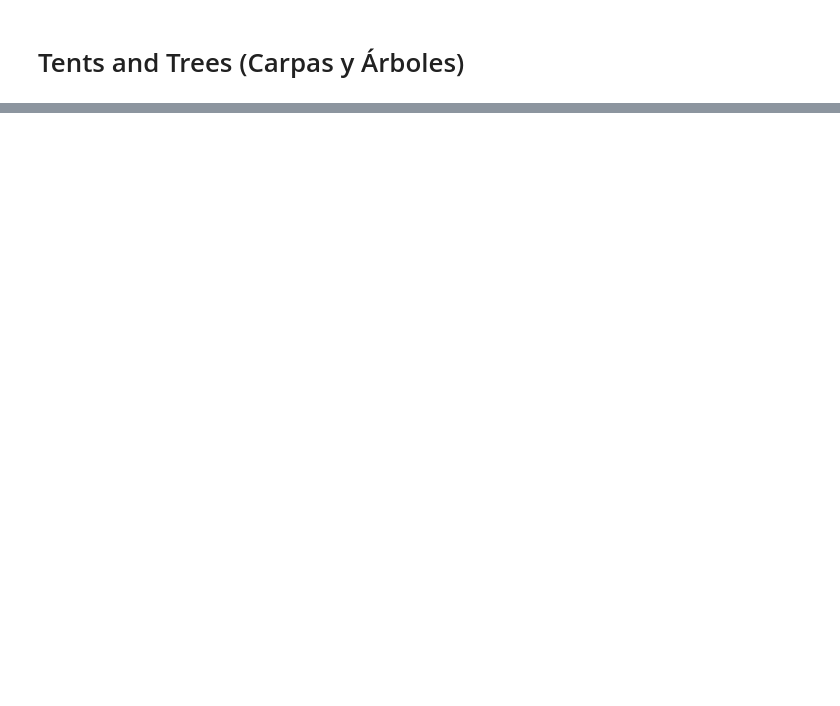
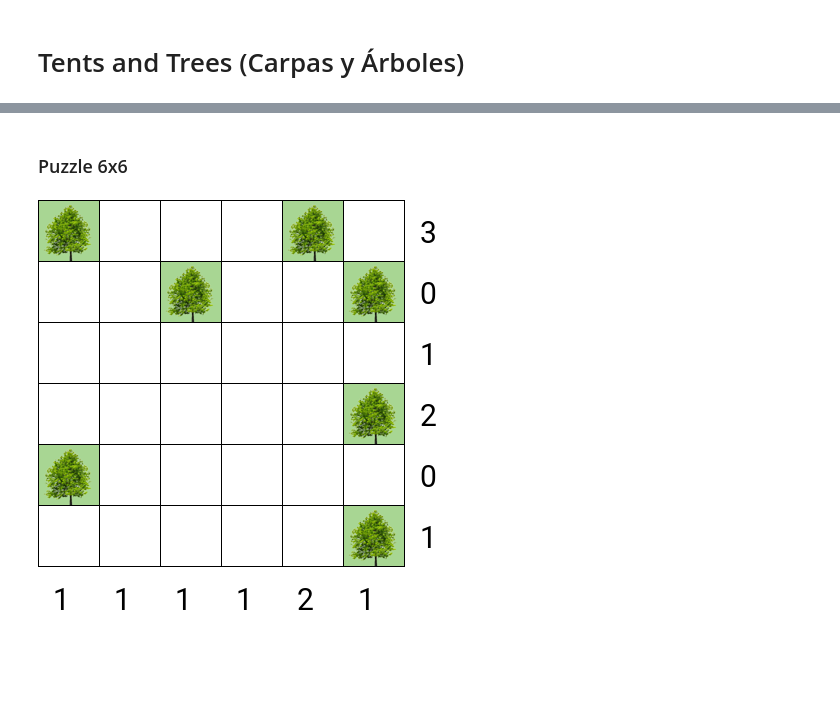
Before and after one commit to Bizangel/TentsAndTreesSolver, a Jupyter notebook: Proyecto2.ipynb, the cells around one changed output, grey strips where cells are left out. Saved outputs shown, nothing was run; the diff lists cells and outputs as text; code cells hidden in the pictures; blank space fills up the shorter version.

```diff
--- a/Proyecto2.ipynb
+++ b/Proyecto2.ipynb
@@ -194,0 +494,19 @@ Empty on (7,7)
+# %% [markdown]
+### Puzzle 6x6
+# %%
+matrix,row,col = LoadStoredPuzzle("Puzzles/puzzle3.npz")
+puzzle = TentsAndTrees(matrix,row,col)
+player = Player(puzzle)
+player.knowledge = LPQuery(
+    player.make_emptygreen_rule() +
+    player.make_unique_rule() +
+    player.make_emptyrowcol_rule() +
+    player.make_only_adjacent_tent_rule() +
+    player.make_emptygreen_adjacent_to_tent_rule() +
+    player.make_fill_remaining_tents_equal_rule() +
+    player.make_fillgreen_filledtents_row_rule()
+)
+player.InitializeAtoms()
+puzzle.displayState()
+# %% [output]
+[figure, added]
```
Also changed, not shown: parts of 74 cells of this notebook, 10 other files.
